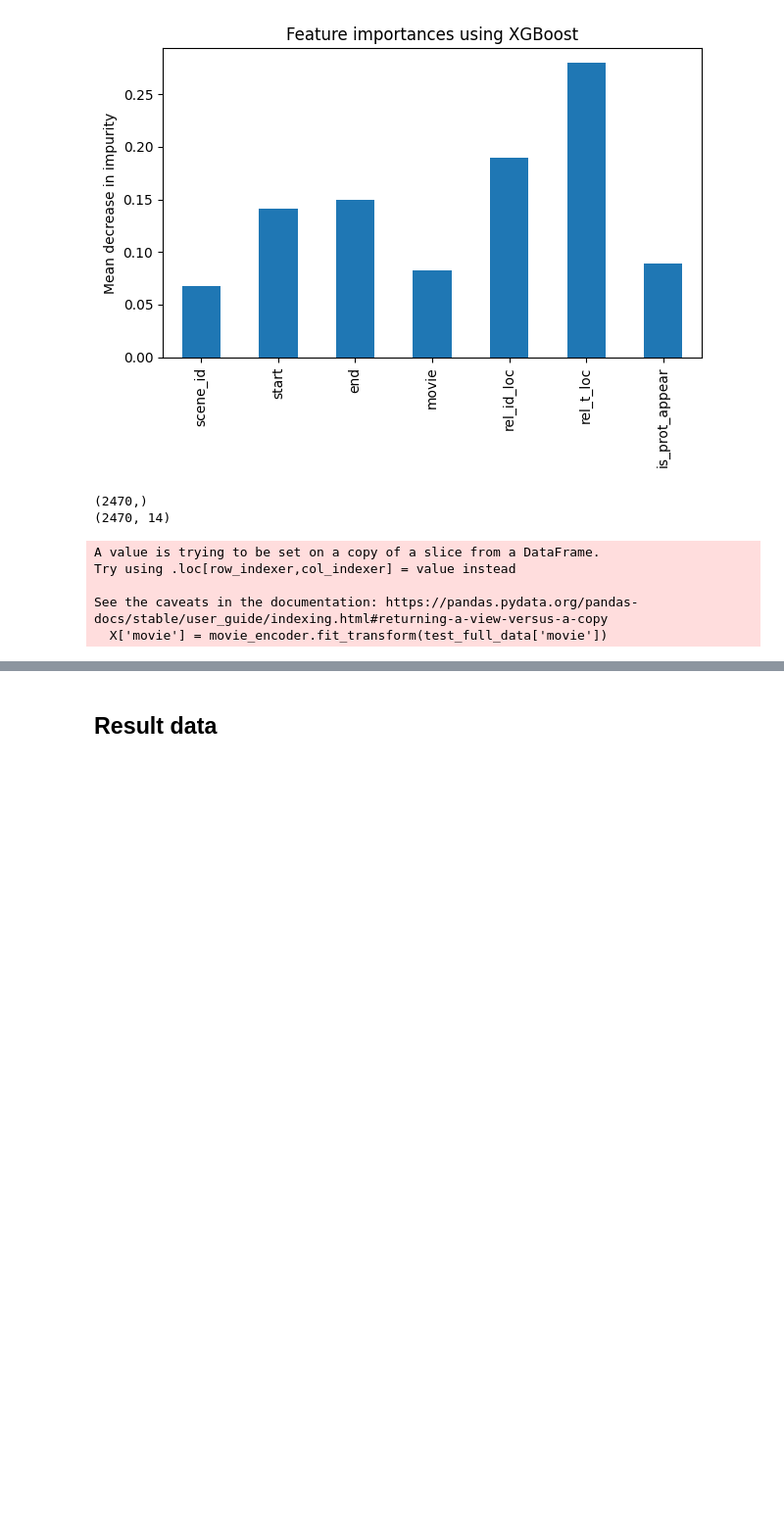
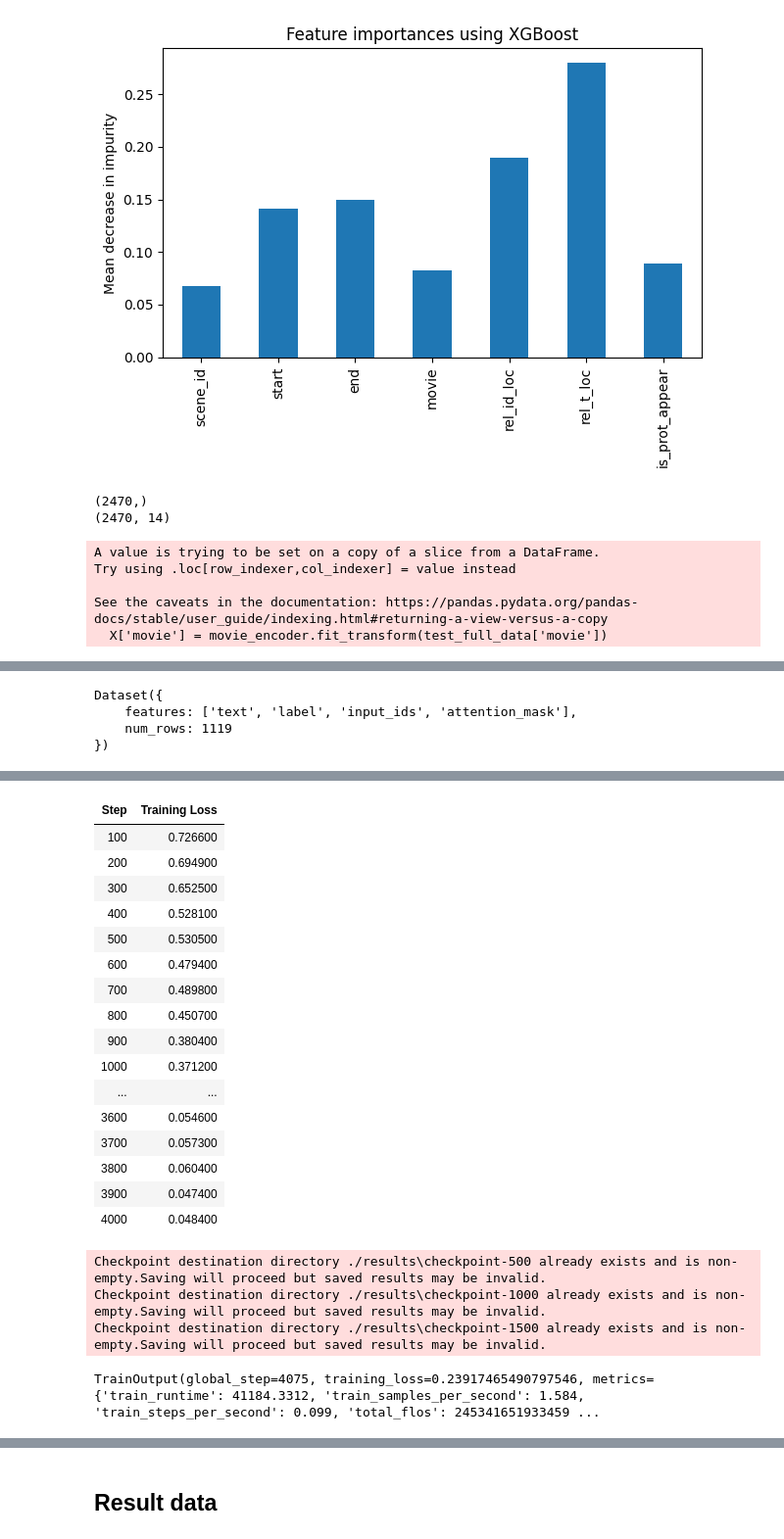
Before and after one commit to C7A7A/story-beats, a Jupyter notebook: story-beats.ipynb, the cells around one changed output, grey strips where cells are left out. Shown at 98% size. Drawn from its saved outputs; the diff is of its cells as text; code cells hidden in the pictures; blank space fills up the shorter version.

Commit message:
text classification roBERTa

```diff
--- a/story-beats.ipynb
+++ b/story-beats.ipynb
@@ -773,0 +1017,16 @@ See the caveats in the documentation: https://pandas.pydata.org/pandas-docs/stab
+# %%
+tokenized_train_dataset = train_dataset.map(preprocess_function, batched=True)
+tokenized_train_dataset.set_format(type='torch', columns=['input_ids', 'attention_mask', 'label'])
+
+tokenized_test_dataset = test_dataset.map(preprocess_function, batched=True)
+tokenized_test_dataset.set_format(type='torch', columns=['input_ids', 'attention_mask', 'label'])
+
+tokenized_validation_dataset = validation_dataset.map(preprocess_function, batched=True)
+tokenized_validation_dataset.set_format(type='torch', columns=['input_ids', 'attention_mask'])
+# %%
+tokenized_test_dataset
+# %% [output]
+Dataset({
+    features: ['text', 'label', 'input_ids', 'attention_mask'],
+    num_rows: 1119
+})
@@ -773,0 +1036,33 @@ See the caveats in the documentation: https://pandas.pydata.org/pandas-docs/stab
+# %%
+import evaluate
+metric = evaluate.load('accuracy')
+
+def compute_metrics(eval_pred):
+    predictions, labels = eval_pred
+    predictions = np.argmax(predictions, axis=1)
+
+    return metric.compute(predictions=predictions, references=labels)
+# %%
+training_args = TrainingArguments(
+    output_dir="./results",
+    learning_rate=1e-5,
+    per_device_train_batch_size=8,
+    per_device_eval_batch_size=8,
+    gradient_accumulation_steps=2,
+    num_train_epochs=25,
+    weight_decay=0.01,
+    logging_steps=100
+)
+
+trainer = Trainer(
+    model=model,
+    args=training_args,
+    train_dataset=tokenized_train_dataset,
+    eval_dataset=tokenized_test_dataset,
+    tokenizer=tokenizer,
+    data_collator=data_collator,
+    compute_metrics=compute_metrics
+)
+
+trainer.train()
+# %% [output]
@@ -773,0 +1070,21 @@ See the caveats in the documentation: https://pandas.pydata.org/pandas-docs/stab
+| Step | Training Loss |
+| 100 | 0.726600 |
+| 200 | 0.694900 |
+| 300 | 0.652500 |
+| 400 | 0.528100 |
+| 500 | 0.530500 |
+| 600 | 0.479400 |
+| 700 | 0.489800 |
+| 800 | 0.450700 |
+| 900 | 0.380400 |
+| 1000 | 0.371200 |
+| ... | ... |
+| 3600 | 0.054600 |
+| 3700 | 0.057300 |
+| 3800 | 0.060400 |
+| 3900 | 0.047400 |
+| 4000 | 0.048400 |
+Checkpoint destination directory ./results\checkpoint-500 already exists and is non-empty.Saving will proceed but saved results may be invalid.
+Checkpoint destination directory ./results\checkpoint-1000 already exists and is non-empty.Saving will proceed but saved results may be invalid.
+Checkpoint destination directory ./results\checkpoint-1500 already exists and is non-empty.Saving will proceed but saved results may be invalid.
+TrainOutput(global_step=4075, training_loss=0.23917465490797546, metrics={'train_runtime': 41184.3312, 'train_samples_per_second': 1.584, 'train_steps_per_second': 0.099, 'total_flos': 245341651933459 ...
```
Also changed, not shown: parts of 30 cells of this notebook, 4 other files.
